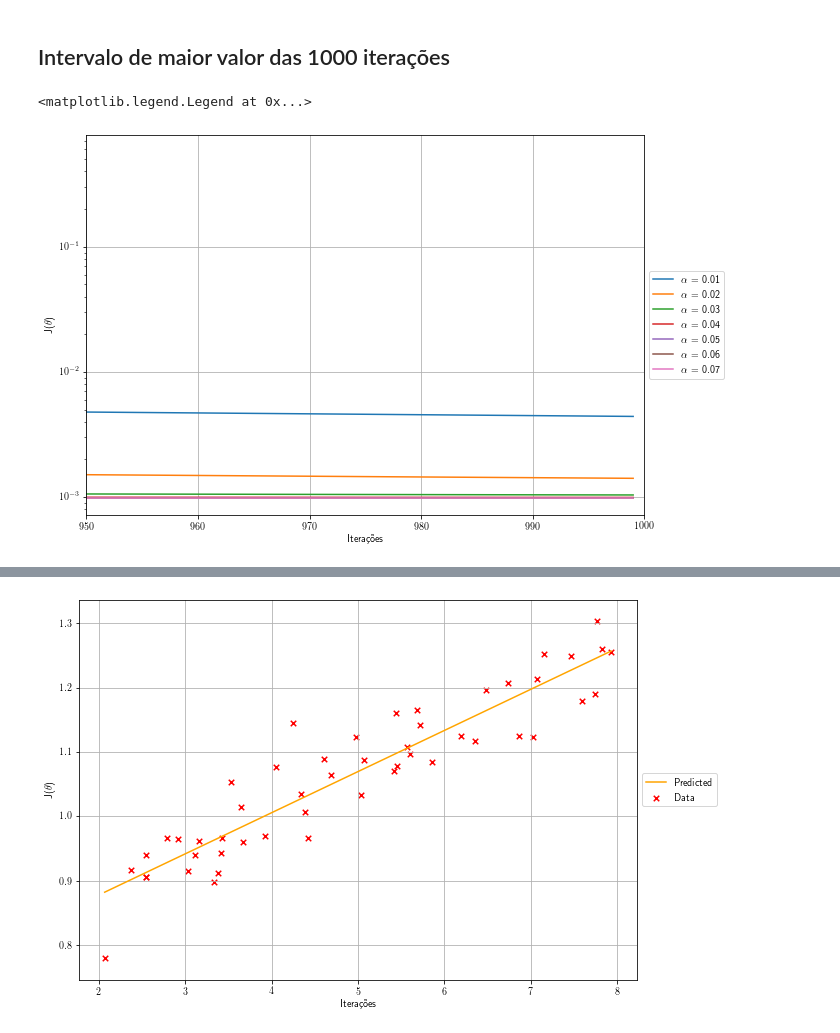
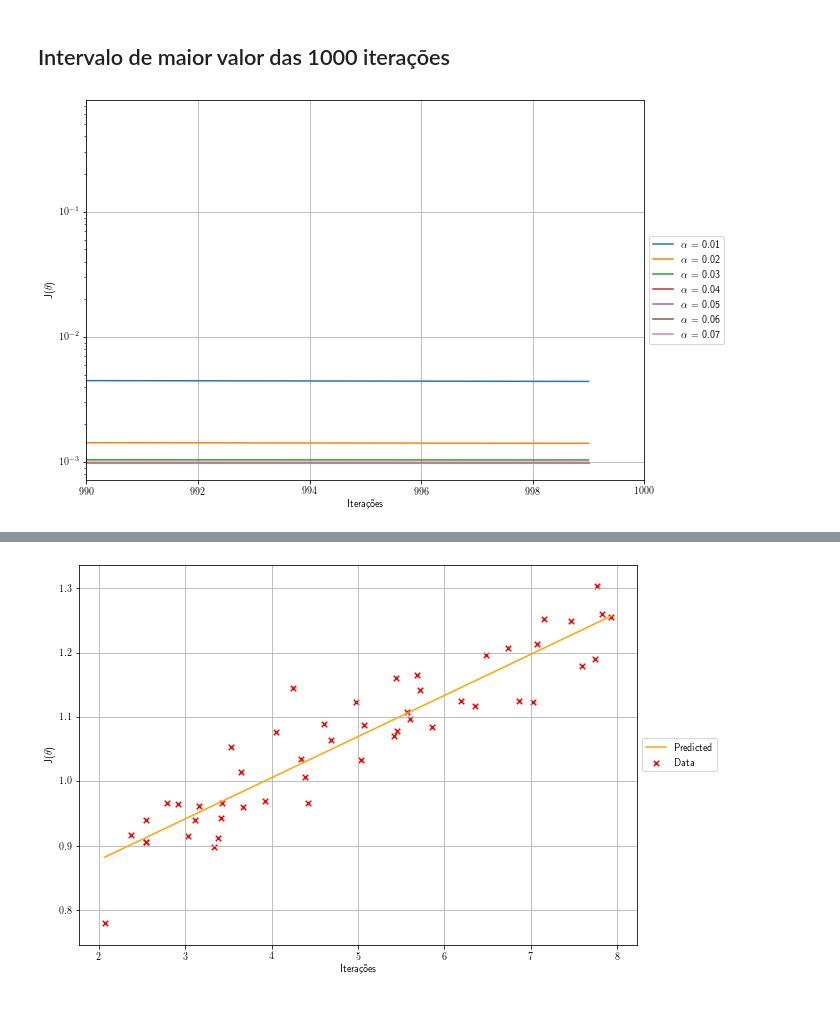
Before and after one commit to danbailo/T1-Inteligencia-Artificial, a Jupyter notebook: src/Trabalho 1 - Inteligência Artificial.ipynb, the cells around one changed output, grey strips where cells are left out. Cells and saved outputs as stored; diff of their text form; code cells hidden in the pictures.

```diff
--- a/src/Trabalho 1 - Inteligência Artificial.ipynb
+++ b/src/Trabalho 1 - Inteligência Artificial.ipynb
@@ -154,12 +153,11 @@ plt.savefig(os.path.join('..','imgs/')+'lr_1000it', bbox_inches='tight')
 # %%
 plt.yscale('log')
 for alpha,err in err_values.items():
     plt.plot(range(NUM_IT),err, label=fr'$\alpha$ = {alpha}')
-plt.axis(xmin=950,xmax=1000)
+plt.axis(xmin=990,xmax=1000)
 plt.xlabel('Iterações')
 plt.ylabel(r'J($\theta$)')
 plt.legend(loc='center left', bbox_to_anchor=(1.0, 0.5))
 plt.savefig(os.path.join('..','imgs/')+'higher_interval_1000it', bbox_inches='tight')
 # %% [output]
-<matplotlib.legend.Legend at 0x...>
-[figure, old version]
+[figure, new version]
```
Also changed, not shown: parts of 7 cells of this notebook.
